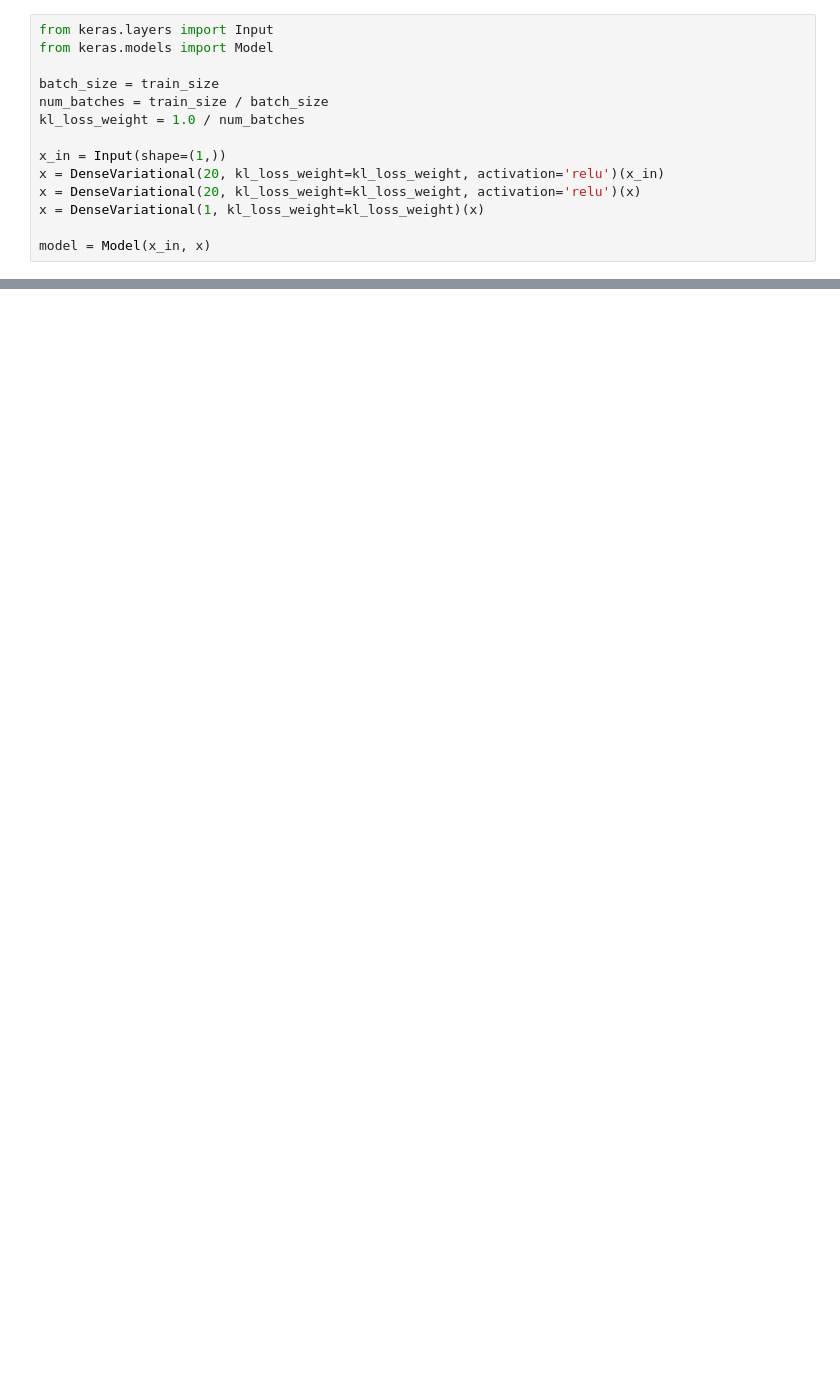
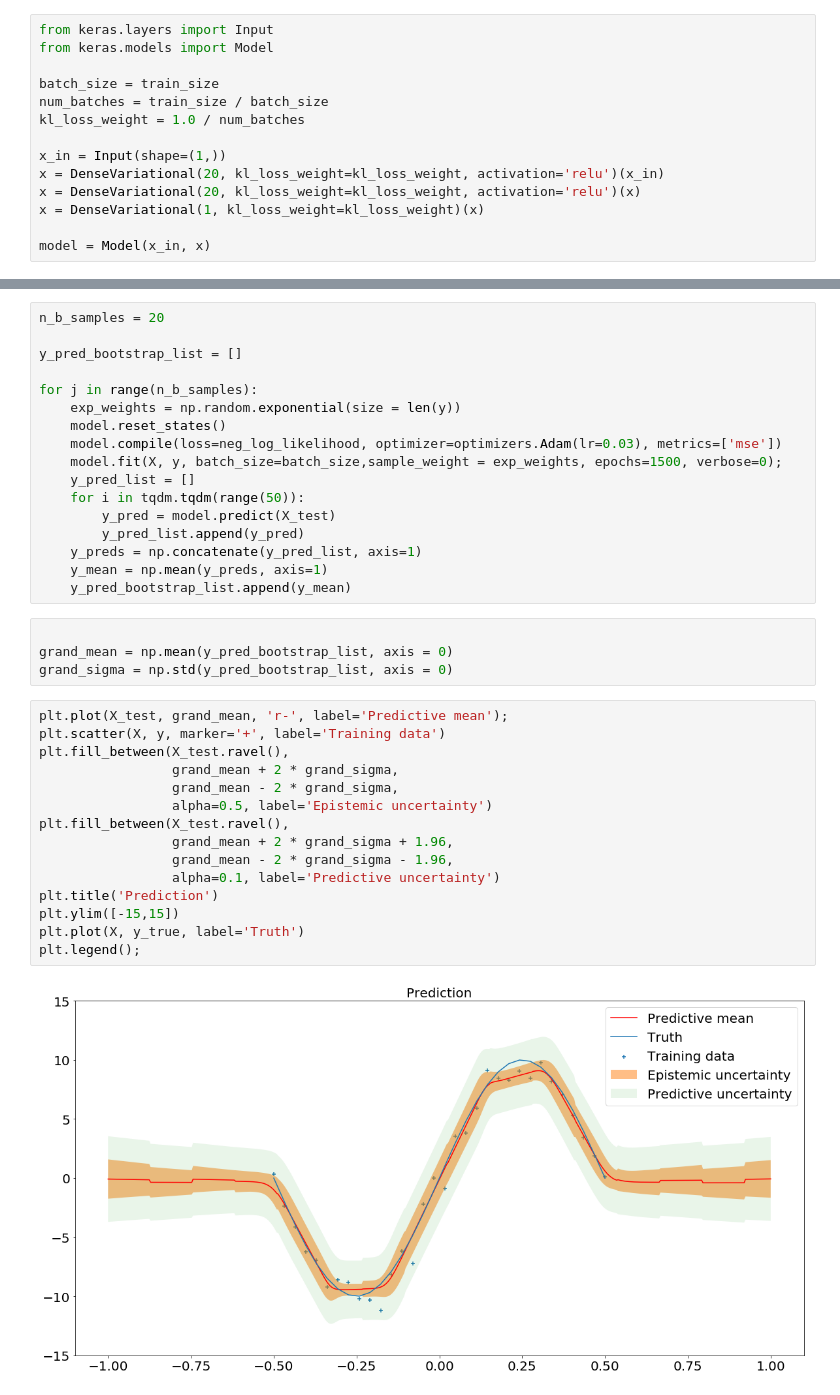
Before and after one commit to weih2/vi_bootstrap_simulation, a Jupyter notebook: bayes neural network/Untitled.ipynb, the cells around one changed output, grey strips where cells are left out. Cells and saved outputs as stored; diff of their text form; blank space fills up the shorter version.

```diff
--- a/bayes neural network/Untitled.ipynb
+++ b/bayes neural network/Untitled.ipynb
@@ -152,0 +159,38 @@ model.fit(X, y, batch_size=batch_size, epochs=1500, verbose=0);
+# %%
+n_b_samples = 20
+
+y_pred_bootstrap_list = []
+
+for j in range(n_b_samples):
+    exp_weights = np.random.exponential(size = len(y))
+    model.reset_states()
+    model.compile(loss=neg_log_likelihood, optimizer=optimizers.Adam(lr=0.03), metrics=['mse'])
+    model.fit(X, y, batch_size=batch_size,sample_weight = exp_weights, epochs=1500, verbose=0);
+    y_pred_list = []
+    for i in tqdm.tqdm(range(50)):
+        y_pred = model.predict(X_test)
+        y_pred_list.append(y_pred)
+    y_preds = np.concatenate(y_pred_list, axis=1)
+    y_mean = np.mean(y_preds, axis=1)
+    y_pred_bootstrap_list.append(y_mean)
+# %%
+
+grand_mean = np.mean(y_pred_bootstrap_list, axis = 0)
+grand_sigma = np.std(y_pred_bootstrap_list, axis = 0)
+# %%
+plt.plot(X_test, grand_mean, 'r-', label='Predictive mean');
+plt.scatter(X, y, marker='+', label='Training data')
+plt.fill_between(X_test.ravel(),
+                 grand_mean + 2 * grand_sigma,
+                 grand_mean - 2 * grand_sigma,
+                 alpha=0.5, label='Epistemic uncertainty')
+plt.fill_between(X_test.ravel(),
+                 grand_mean + 2 * grand_sigma + 1.96,
+                 grand_mean - 2 * grand_sigma - 1.96,
+                 alpha=0.1, label='Predictive uncertainty')
+plt.title('Prediction')
+plt.ylim([-15,15])
+plt.plot(X, y_true, label='Truth')
+plt.legend();
+# %% [output]
+[figure, added]
```
Also changed, not shown: parts of 17 cells of this notebook, 8 other files.
